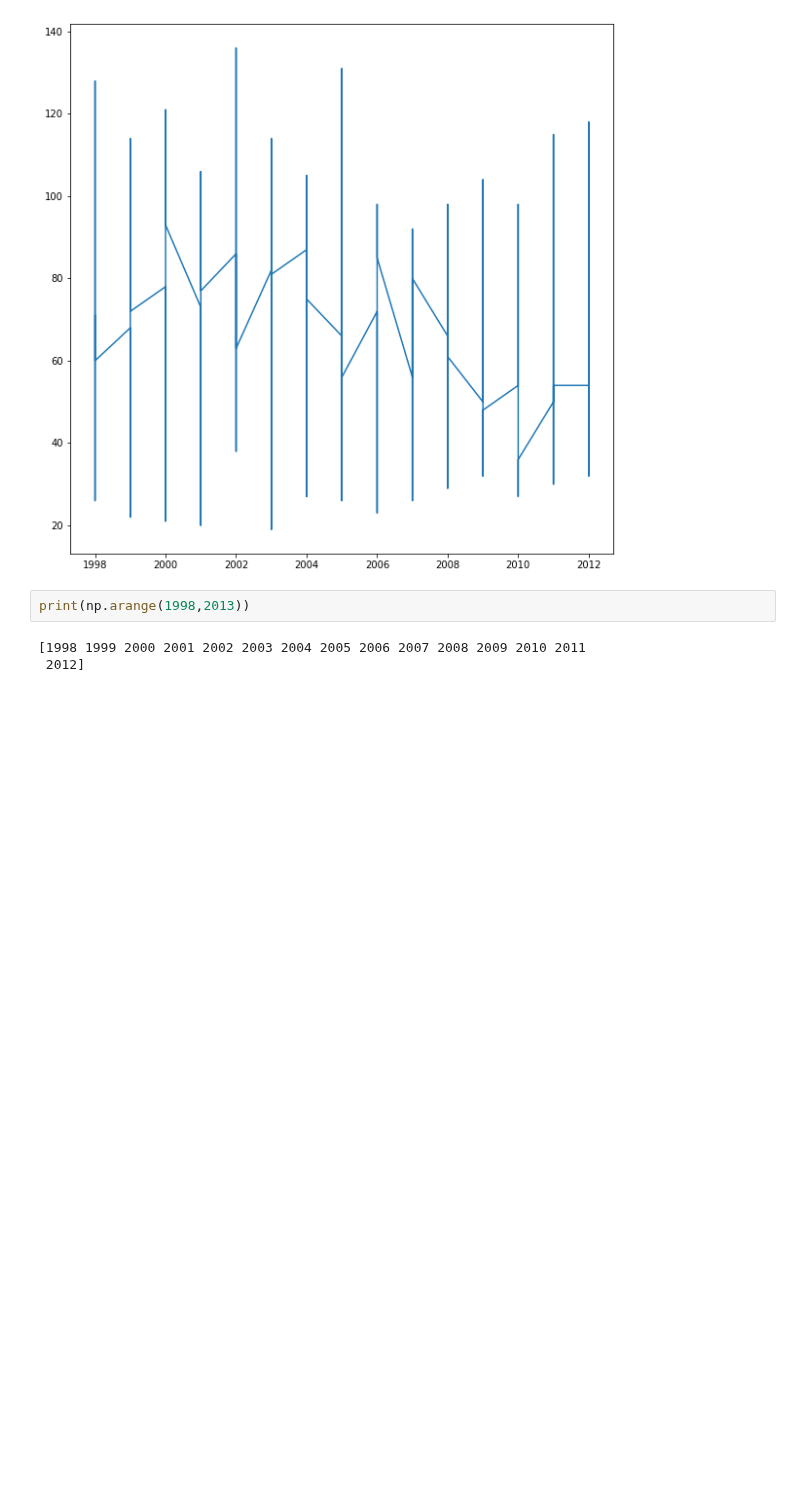
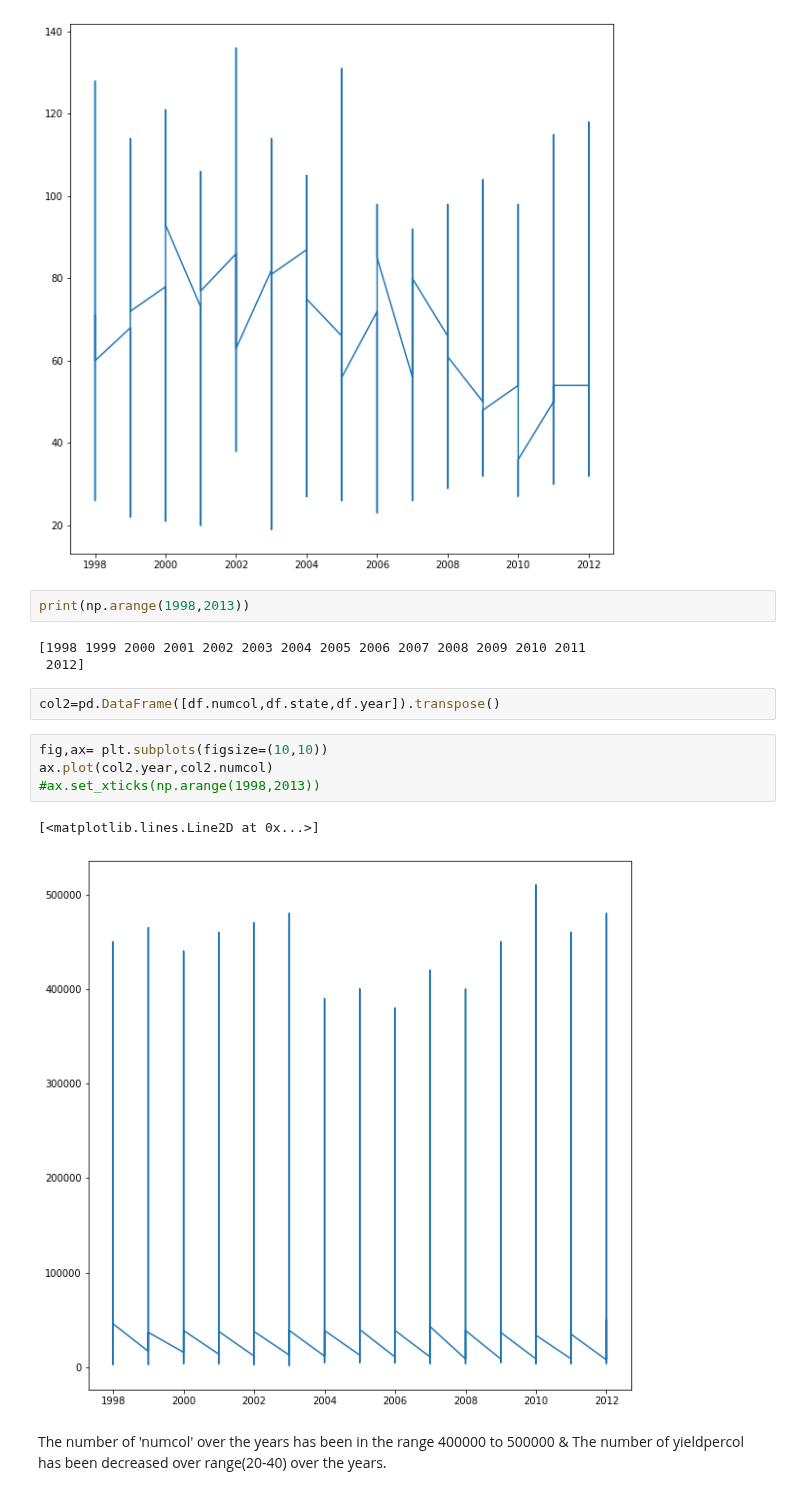
Before and after one commit to yadav-vikas/Kaggle, a Jupyter notebook: Honey_production/honey_production_s2.ipynb, the cells around one changed output. Drawn from its saved outputs; the diff is of its cells as text; blank space fills up the shorter version.

```diff
--- a/Honey_production/honey_production_s2.ipynb
+++ b/Honey_production/honey_production_s2.ipynb
@@ -130,3 +130,15 @@ print(np.arange(1998,2013))
 # %% [output]
 [1998 1999 2000 2001 2002 2003 2004 2005 2006 2007 2008 2009 2010 2011
  2012]
+# %%
+col2=pd.DataFrame([df.numcol,df.state,df.year]).transpose()
+# %%
+fig,ax= plt.subplots(figsize=(10,10))
+ax.plot(col2.year,col2.numcol)
+#ax.set_xticks(np.arange(1998,2013))
+# %% [output]
+[<matplotlib.lines.Line2D at 0x...>]
+[figure, added]
+# %% [markdown]
+The number of 'numcol' over the years has been in the range 400000 to 500000 &
+The number of yieldpercol has been decreased over range(20-40) over the years.
```
